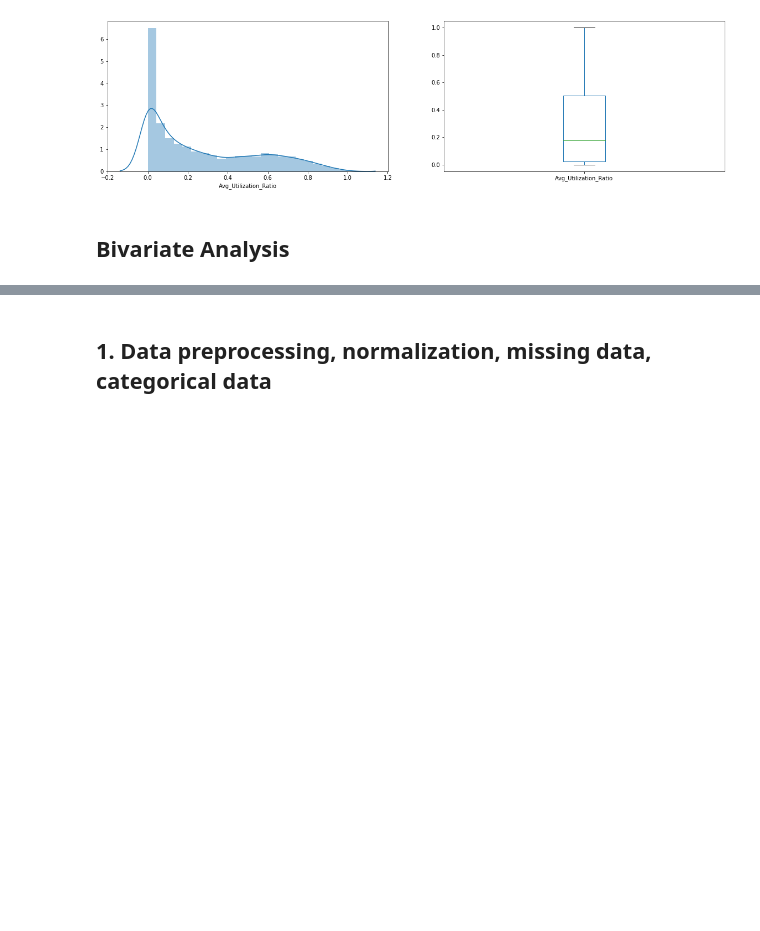
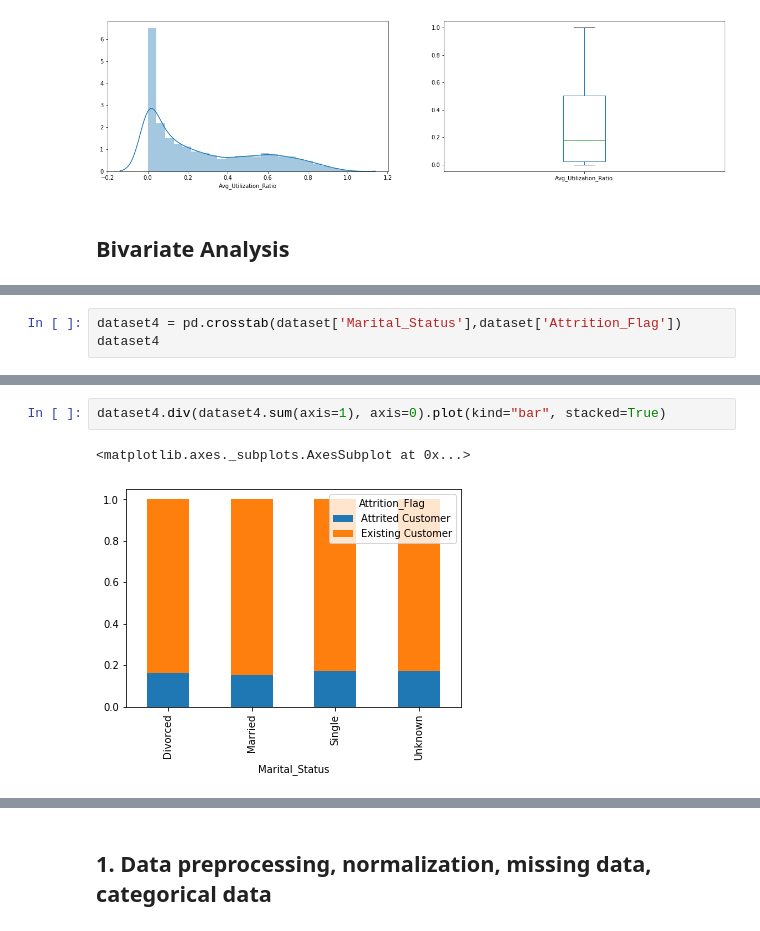
Before and after one commit to Elena-Chikara/Banking-churn-prediction-for-marketing-purposes, a Jupyter notebook: Bank_template.ipynb, the cells around one changed output, grey strips where cells are left out. Drawn from its saved outputs; the diff is of its cells as text; blank space fills up the shorter version.

```diff
--- a/Bank_template.ipynb
+++ b/Bank_template.ipynb
@@ -334,0 +368,3 @@ dataset['Avg_Utilization_Ratio'].plot(kind='box', label="Avg_Utilization_Ratio")
+# %%
+dataset4 = pd.crosstab(dataset['Marital_Status'],dataset['Attrition_Flag'])
+dataset4
@@ -334,0 +378,5 @@ dataset['Avg_Utilization_Ratio'].plot(kind='box', label="Avg_Utilization_Ratio")
+# %%
+dataset4.div(dataset4.sum(axis=1), axis=0).plot(kind="bar", stacked=True)
+# %% [output]
+<matplotlib.axes._subplots.AxesSubplot at 0x...>
+[figure, added]
```
Also changed, not shown: parts of 46 cells of this notebook.
